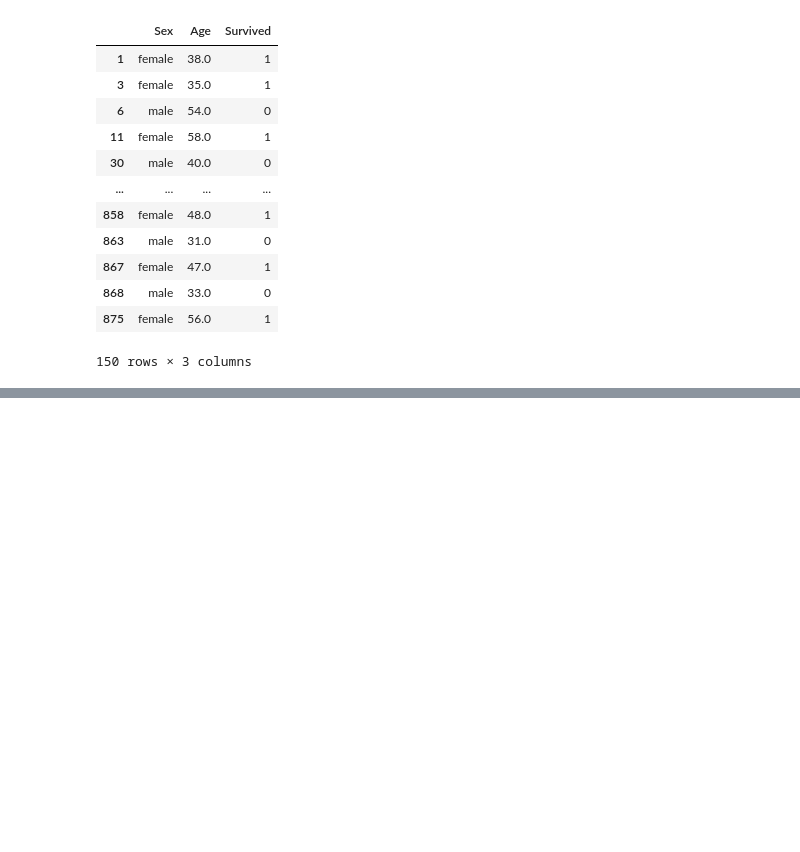
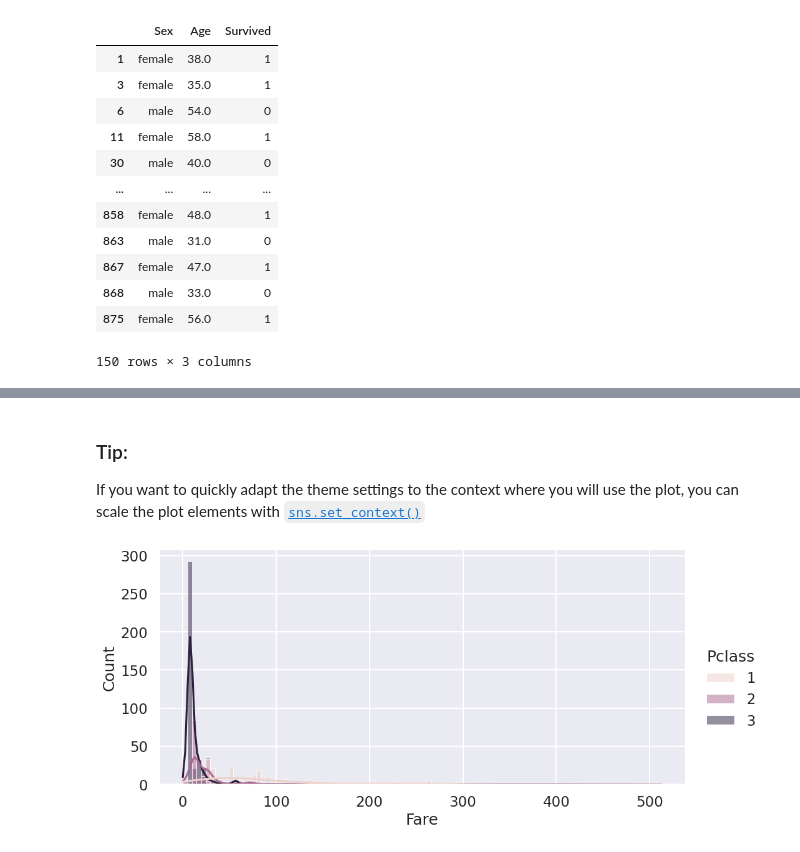
Before and after one commit to hr-ge/Python-for-clinicians, a Jupyter notebook: week2.ipynb, the cells around one changed output, grey strips where cells are left out. Drawn from its saved outputs; the diff is of its cells as text; code cells hidden in the pictures; blank space fills up the shorter version.

```diff
--- a/week2.ipynb
+++ b/week2.ipynb
@@ -251,0 +314,9 @@ df_filtered
+# %% [markdown]
+### Tip:
+If you want to quickly adapt the theme settings to the context where you will use the plot, you can scale the plot elements with [`sns.set_context()`](https://seaborn.pydata.org/tutorial/aesthetics.html#scaling-plot-elements)
+# %%
+sns.set_context('talk') # paper, notebook, talk, poster
+sns.displot(df_filtered, x='Fare', hue='Pclass', height=5, aspect=2, kde=True)
+plt.show()
+# %% [output]
+[figure, added]
```
Also changed, not shown: parts of 11 cells of this notebook.
